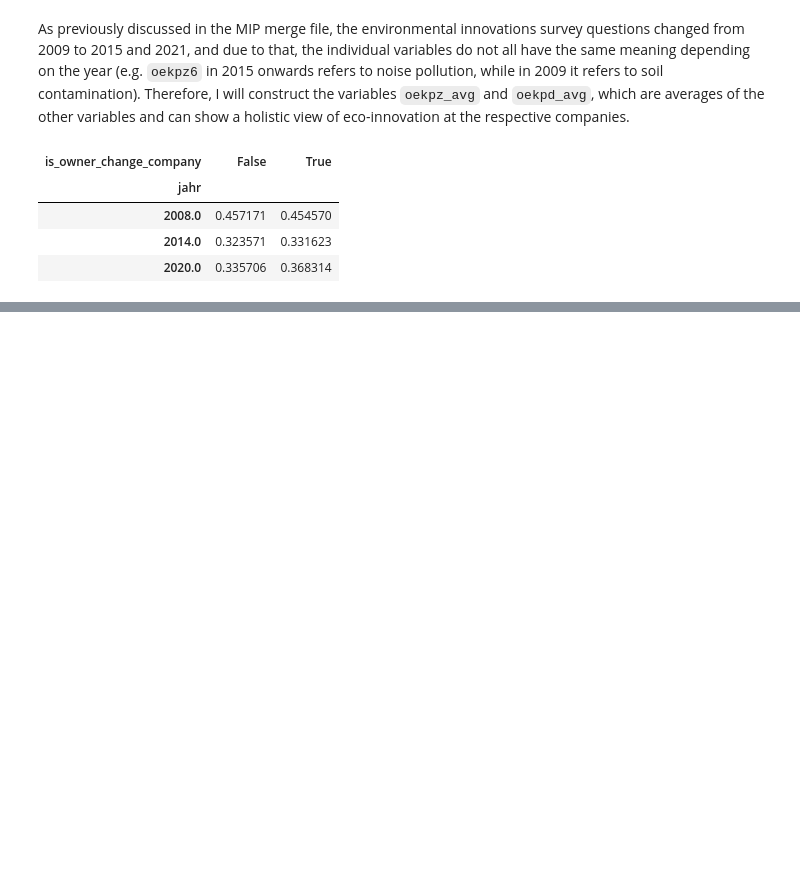
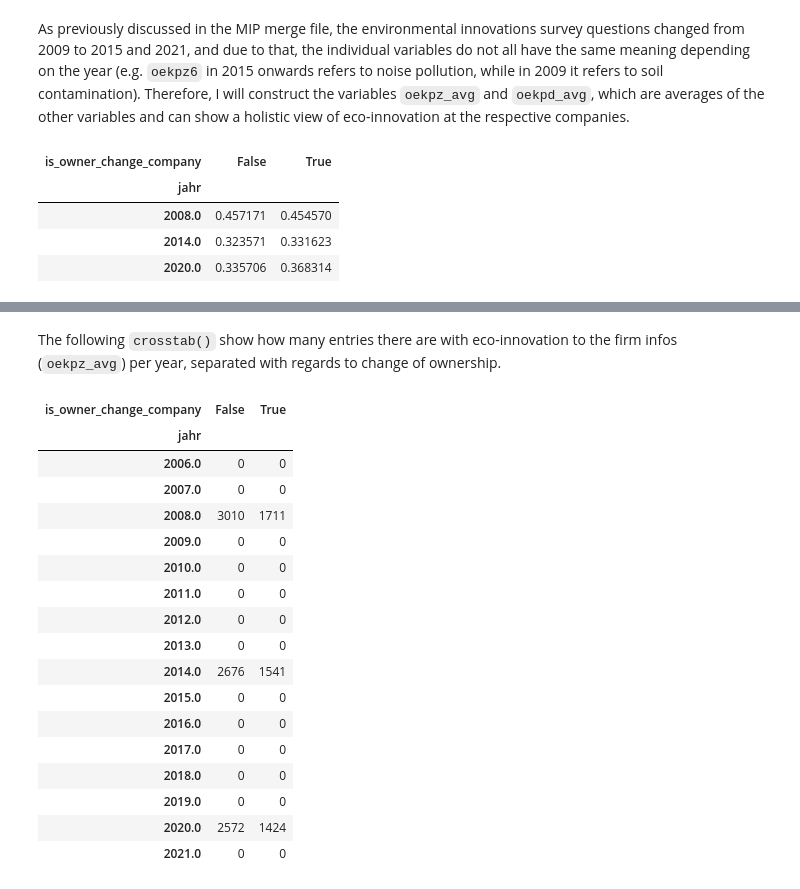
Before and after one commit to lucasanolte/bachelorarbeit, a Jupyter notebook: MIP_analysis.ipynb, the cells around one changed output, grey strips where cells are left out. Saved outputs shown, nothing was run; the diff lists cells and outputs as text; code cells hidden in the pictures; blank space fills up the shorter version.

```diff
--- a/MIP_analysis.ipynb
+++ b/MIP_analysis.ipynb
@@ -60,0 +134,23 @@ pd.crosstab(index=df_merged_companies["jahr"], columns=df_merged_companies["is_o
+# %% [markdown]
+The following `crosstab()` show how many entries there are with eco-innovation to the firm infos (`oekpz_avg`) per year, separated with regards to change of ownership.
+# %%
+pd.crosstab(df_merged_companies["jahr"], df_merged_companies["is_owner_change_company"], values=df_merged_companies["oekpz_avg"], aggfunc="count")
+# %% [output]
+| is_owner_change_company | False | True |
+| jahr |  |  |
+| 2006.0 | 0 | 0 |
+| 2007.0 | 0 | 0 |
+| 2008.0 | 3010 | 1711 |
+| 2009.0 | 0 | 0 |
+| 2010.0 | 0 | 0 |
+| 2011.0 | 0 | 0 |
+| 2012.0 | 0 | 0 |
+| 2013.0 | 0 | 0 |
+| 2014.0 | 2676 | 1541 |
+| 2015.0 | 0 | 0 |
+| 2016.0 | 0 | 0 |
+| 2017.0 | 0 | 0 |
+| 2018.0 | 0 | 0 |
+| 2019.0 | 0 | 0 |
+| 2020.0 | 2572 | 1424 |
+| 2021.0 | 0 | 0 |
```
Also changed, not shown: parts of 10 cells of this notebook, 1 other file.
